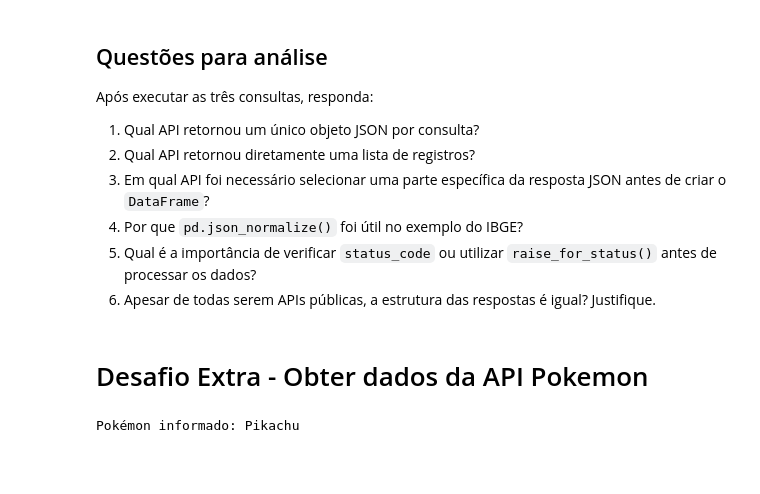
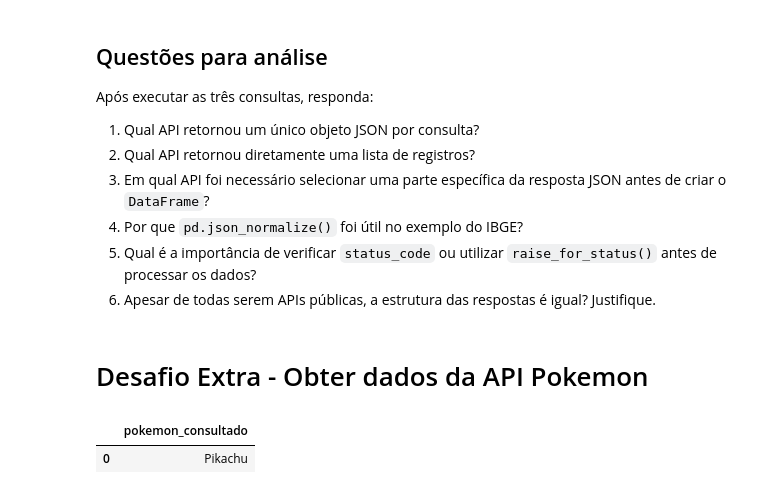
Before and after one commit to moh4b-z/uniSENAI, a Jupyter notebook: Semestre_2/LABDA/Aula 5/5_Consumo_de_APIs_parte1_Gabarito.ipynb, the cells around one changed output. Saved outputs shown, nothing was run; the diff lists cells and outputs as text; code cells hidden in the pictures; blank space fills up the shorter version.

```diff
--- a/Semestre_2/LABDA/Aula 5/5_Consumo_de_APIs_parte1_Gabarito.ipynb
+++ b/Semestre_2/LABDA/Aula 5/5_Consumo_de_APIs_parte1_Gabarito.ipynb
@@ -1225,14 +1225,18 @@ Após executar as três consultas, responda:
 # %%
 # começo do código
 import pandas as pd
 import requests
 
 nome_pokemon = input("Digite o nome de um Pokémon para buscar todos do mesmo tipo: ").strip().lower()
 
 if not nome_pokemon:
     nome_pokemon = "pikachu"
 
-print(f"Pokémon informado: {nome_pokemon.title()}\n")
+df_consulta = pd.DataFrame([{
+    "pokemon_consultado": nome_pokemon.title()
+}])
+display(df_consulta)
 # %% [output]
-Pokémon informado: Pikachu
+|  | pokemon_consultado |
+| 0 | Pikachu |
 # %%
```
Also changed, not shown: parts of 1 cell of this notebook.
